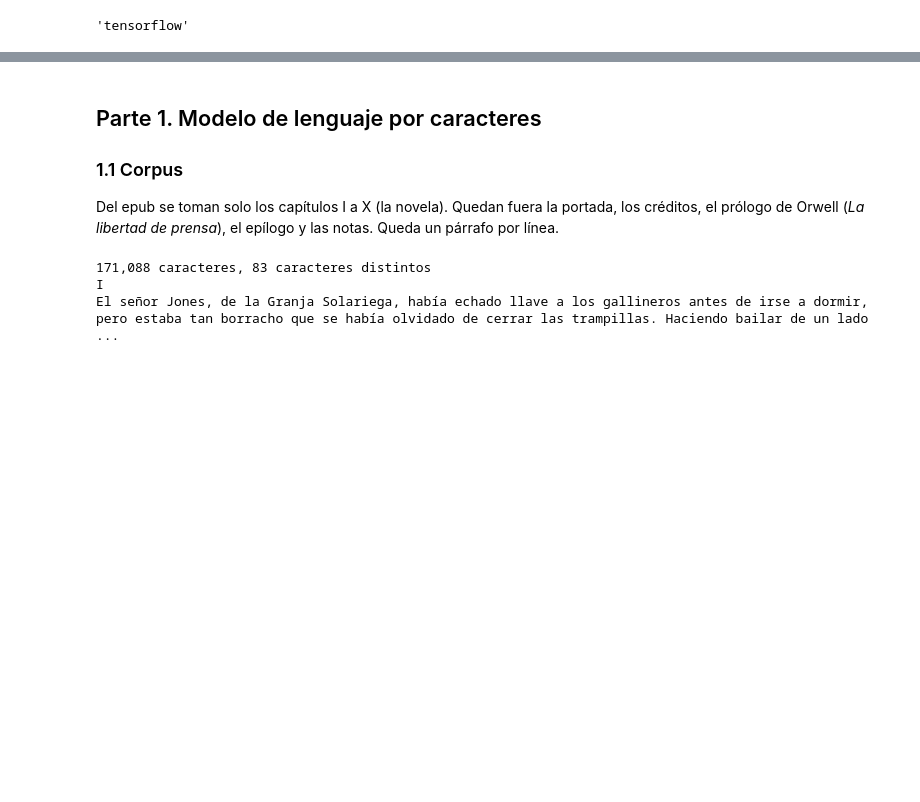
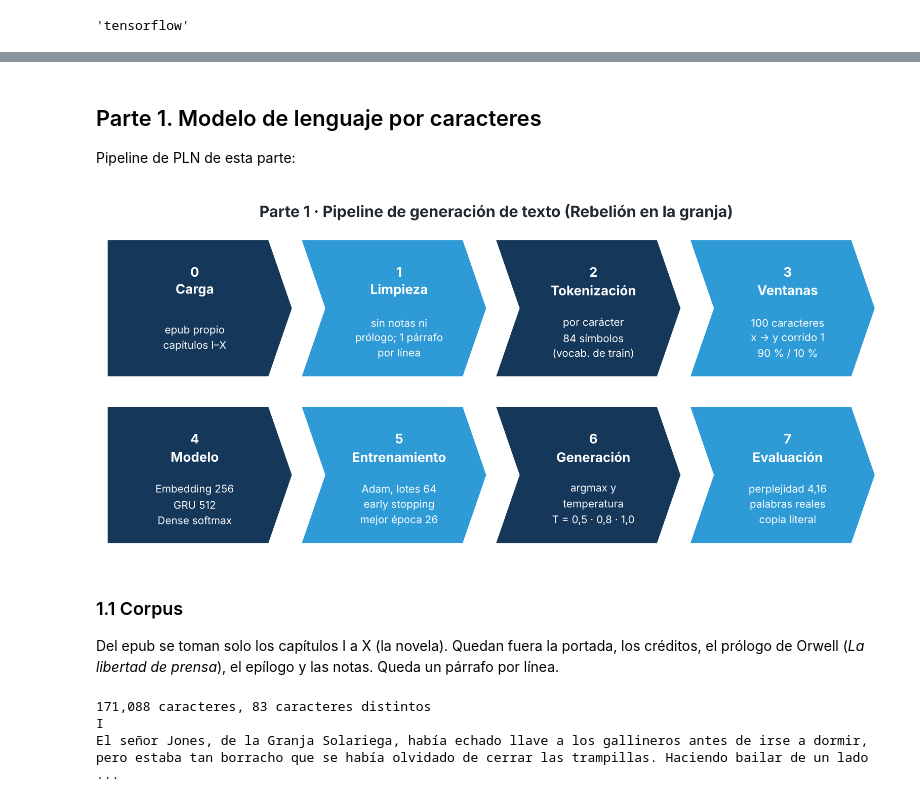
Before and after one commit to davidm094/NLP_JAVE_TALLER06_202601, a Jupyter notebook: notebooks/Taller06_Generacion_y_Traduccion.ipynb, the cells around one changed output, grey strips where cells are left out. Saved outputs shown, nothing was run; the diff lists cells and outputs as text; code cells hidden in the pictures; blank space fills up the shorter version.

```diff
--- a/notebooks/Taller06_Generacion_y_Traduccion.ipynb
+++ b/notebooks/Taller06_Generacion_y_Traduccion.ipynb
@@ -57,6 +69,12 @@ Keras 3.15.1 | backend tensorflow | GPU: False
+# %% [markdown]
+## Parte 1. Modelo de lenguaje por caracteres
+
+Pipeline de PLN de esta parte:
+# %%
+display(Image(str(RAIZ / "figs" / "pipeline_generacion.png")))
+# %% [output]
+[figure, added]
 # %% [markdown]
-## Parte 1. Modelo de lenguaje por caracteres
-
 ### 1.1 Corpus
 Del epub se toman solo los capítulos I a X (la novela). Quedan fuera la portada, los créditos, el prólogo de Orwell
 (*La libertad de prensa*), el epílogo y las notas. Queda un párrafo por línea.
```
Also changed, not shown: parts of 7 cells of this notebook, 10 other files.
